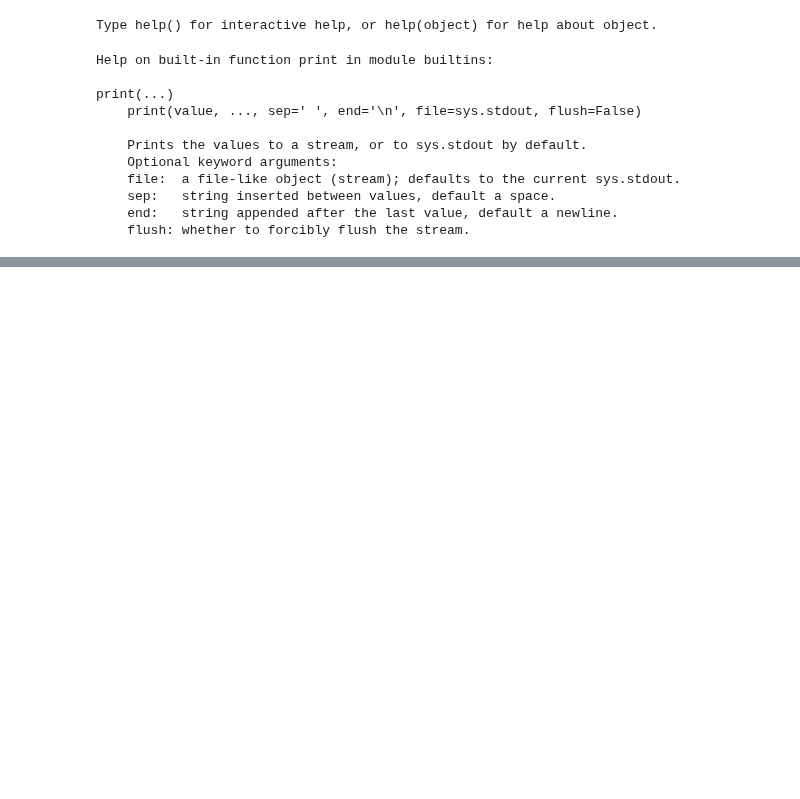
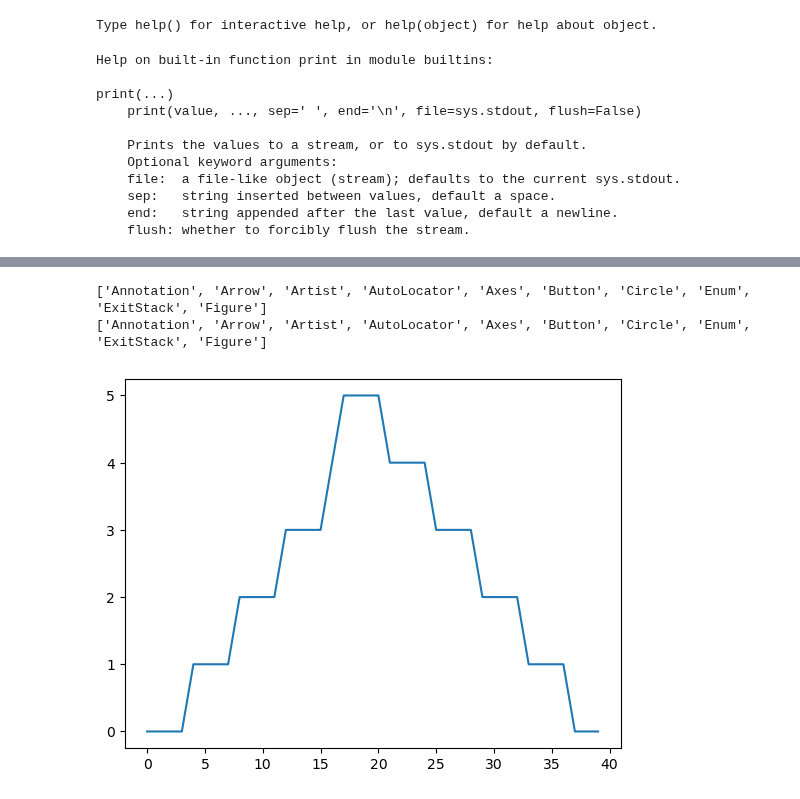
Before and after one commit to zdshaoteach/2023-05-18-upr-online, a Jupyter notebook: Python I.ipynb, the cells around one changed output, grey strips where cells are left out. Cells and saved outputs as stored; diff of their text form; code cells hidden in the pictures; blank space fills up the shorter version.

```diff
--- a/Python I.ipynb
+++ b/Python I.ipynb
@@ -567,0 +383,11 @@ TypeError: round() missing required argument 'number' (pos 1)
+# %%
+print(dir(plt)[0:10])
+print(dir(plotlib)[0:10])
+# %% [output]
+['Annotation', 'Arrow', 'Artist', 'AutoLocator', 'Axes', 'Button', 'Circle', 'Enum', 'ExitStack', 'Figure']
+['Annotation', 'Arrow', 'Artist', 'AutoLocator', 'Axes', 'Button', 'Circle', 'Enum', 'ExitStack', 'Figure']
+# %%
+plotlib.plot(data.min(axis=0))
+plotlib.show()
+# %% [output]
+[figure, added]
```
Also changed, not shown: parts of 92 cells of this notebook, 15 other files.
